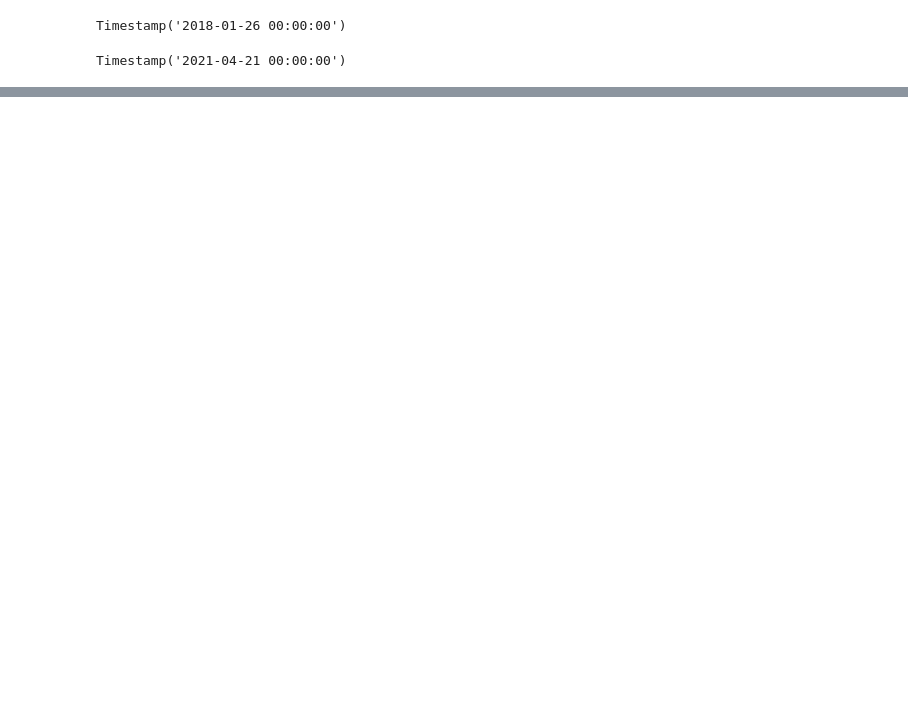
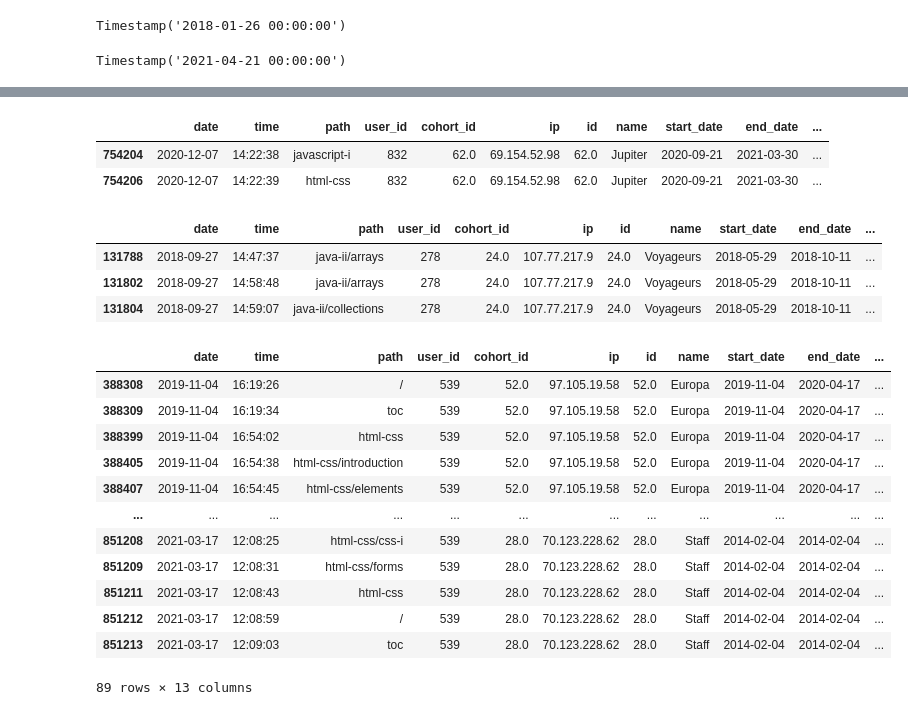
Before and after one commit to michael-haerle/anomaly_detection_project, a Jupyter notebook: initial_notebook.ipynb, the cells around one changed output, grey strips where cells are left out. Cells and saved outputs as stored; diff of their text form; code cells hidden in the pictures; blank space fills up the shorter version.

```diff
--- a/initial_notebook.ipynb
+++ b/initial_notebook.ipynb
@@ -640,0 +665,29 @@ Timestamp('2021-04-21 00:00:00')
+# %%
+active_df[active_df['user_id'] == 832]
+# %% [output]
+|  | date | time | path | user_id | cohort_id | ip | id | name | start_date | end_date | ... |
+| 754204 | 2020-12-07 | 14:22:38 | javascript-i | 832 | 62.0 | 69.154.52.98 | 62.0 | Jupiter | 2020-09-21 | 2021-03-30 | ... |
+| 754206 | 2020-12-07 | 14:22:39 | html-css | 832 | 62.0 | 69.154.52.98 | 62.0 | Jupiter | 2020-09-21 | 2021-03-30 | ... |
+# %%
+active_df[active_df['user_id'] == 278]
+# %% [output]
+|  | date | time | path | user_id | cohort_id | ip | id | name | start_date | end_date | ... |
+| 131788 | 2018-09-27 | 14:47:37 | java-ii/arrays | 278 | 24.0 | 107.77.217.9 | 24.0 | Voyageurs | 2018-05-29 | 2018-10-11 | ... |
+| 131802 | 2018-09-27 | 14:58:48 | java-ii/arrays | 278 | 24.0 | 107.77.217.9 | 24.0 | Voyageurs | 2018-05-29 | 2018-10-11 | ... |
+| 131804 | 2018-09-27 | 14:59:07 | java-ii/collections | 278 | 24.0 | 107.77.217.9 | 24.0 | Voyageurs | 2018-05-29 | 2018-10-11 | ... |
+# %%
+active_df[active_df['user_id'] == 539]
+# %% [output]
+|  | date | time | path | user_id | cohort_id | ip | id | name | start_date | end_date | ... |
+| 388308 | 2019-11-04 | 16:19:26 | / | 539 | 52.0 | 97.105.19.58 | 52.0 | Europa | 2019-11-04 | 2020-04-17 | ... |
+| 388309 | 2019-11-04 | 16:19:34 | toc | 539 | 52.0 | 97.105.19.58 | 52.0 | Europa | 2019-11-04 | 2020-04-17 | ... |
+| 388399 | 2019-11-04 | 16:54:02 | html-css | 539 | 52.0 | 97.105.19.58 | 52.0 | Europa | 2019-11-04 | 2020-04-17 | ... |
+| 388405 | 2019-11-04 | 16:54:38 | html-css/introduction | 539 | 52.0 | 97.105.19.58 | 52.0 | Europa | 2019-11-04 | 2020-04-17 | ... |
+| 388407 | 2019-11-04 | 16:54:45 | html-css/elements | 539 | 52.0 | 97.105.19.58 | 52.0 | Europa | 2019-11-04 | 2020-04-17 | ... |
+| ... | ... | ... | ... | ... | ... | ... | ... | ... | ... | ... | ... |
+| 851208 | 2021-03-17 | 12:08:25 | html-css/css-i | 539 | 28.0 | 70.123.228.62 | 28.0 | Staff | 2014-02-04 | 2014-02-04 | ... |
+| 851209 | 2021-03-17 | 12:08:31 | html-css/forms | 539 | 28.0 | 70.123.228.62 | 28.0 | Staff | 2014-02-04 | 2014-02-04 | ... |
+| 851211 | 2021-03-17 | 12:08:43 | html-css | 539 | 28.0 | 70.123.228.62 | 28.0 | Staff | 2014-02-04 | 2014-02-04 | ... |
+| 851212 | 2021-03-17 | 12:08:59 | / | 539 | 28.0 | 70.123.228.62 | 28.0 | Staff | 2014-02-04 | 2014-02-04 | ... |
+| 851213 | 2021-03-17 | 12:09:03 | toc | 539 | 28.0 | 70.123.228.62 | 28.0 | Staff | 2014-02-04 | 2014-02-04 | ... |
+89 rows × 13 columns
```
Also changed, not shown: parts of 19 cells of this notebook.
